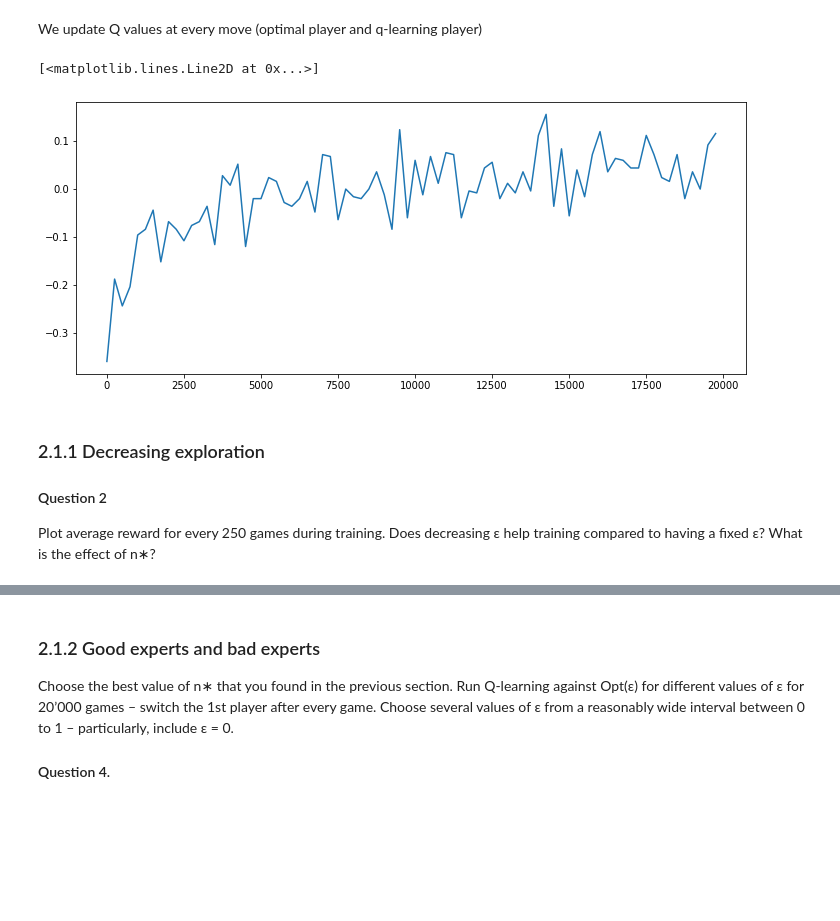
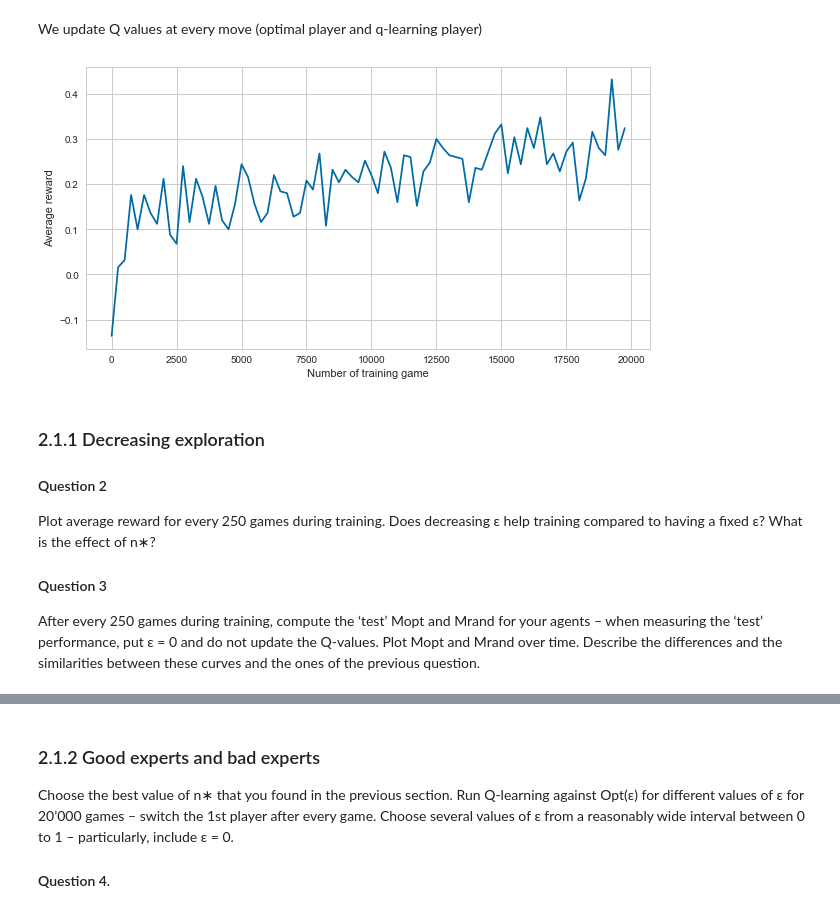
Before and after one commit to Gianniii/CS-456-Artificial-Neural-Network-Miniproject, a Jupyter notebook: tic_tac_toe.ipynb, the cells around one changed output, grey strips where cells are left out. Drawn from its saved outputs; the diff is of its cells as text; code cells hidden in the pictures; blank space fills up the shorter version.

Commit message:
Add q learning plots

```diff
--- a/tic_tac_toe.ipynb
+++ b/tic_tac_toe.ipynb
@@ -299,15 +299,20 @@ Q, episode_lengths, episode_rewards, Mrands, Mopts = q_learning(env, 20000, eval
 # %%
 avg_idx = np.arange(20000 // 250)
 avg_rewards = [np.mean(episode_rewards[250 * i: 250 * (i + 1)]) for i in avg_idx]
 avg_x = [i * 250 for i in avg_idx]
-plt.figure(figsize=(12, 5))
-plt.plot(avg_x, avg_rewards)
+with plt.style.context('seaborn-whitegrid'):
+    plt.figure(figsize=(8, 4))
+    plt.plot(avg_x, avg_rewards)
+    plt.xlabel('Number of training game')
+    plt.ylabel("Average reward")
 # %% [output]
-[<matplotlib.lines.Line2D at 0x...>]
-[figure, old version]
+[figure, new version]
 # %% [markdown]
 ### 2.1.1 Decreasing exploration
 #### Question 2
 Plot average reward for every 250 games during training. Does decreasing ε help training compared to having a fixed ε? What is the effect of n∗?
+
+#### Question 3
+After every 250 games during training, compute the ‘test’ Mopt and Mrand for your agents – when measuring the ‘test’ performance, put ε = 0 and do not update the Q-values. Plot Mopt and Mrand over time. Describe the differences and the similarities between these curves and the ones of the previous question.
 # %%
 env = TictactoeEnv()
```
Also changed, not shown: parts of 53 cells of this notebook, 6 other files.
